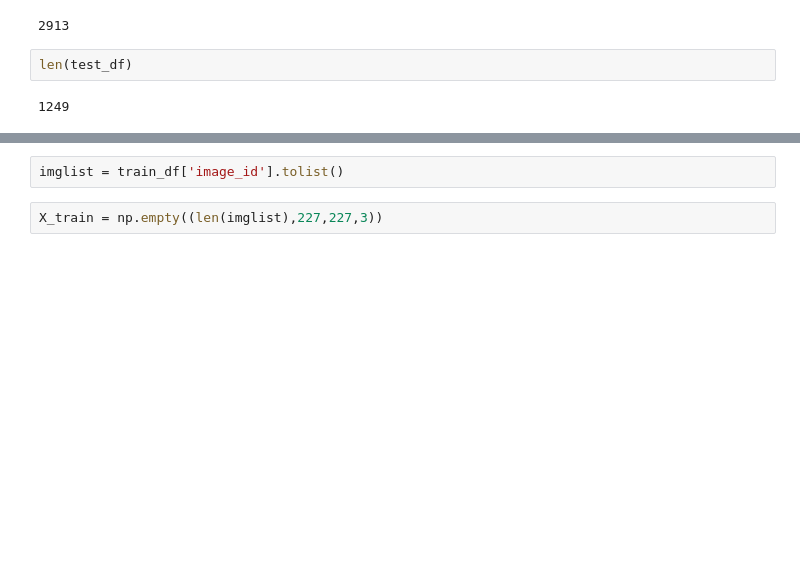
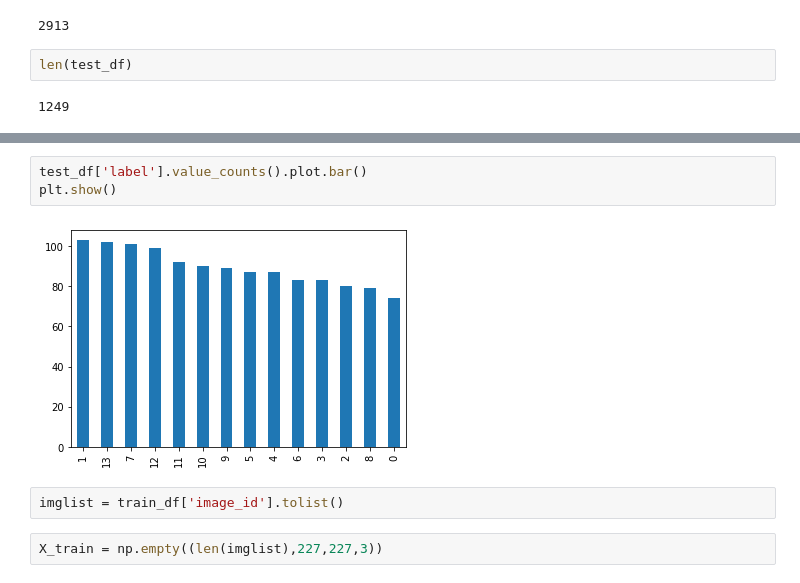
Before and after one commit to celinezhang2019/serengeti, a Jupyter notebook: Untitled.ipynb, the cells around one changed output, grey strips where cells are left out. Drawn from its saved outputs; the diff is of its cells as text; blank space fills up the shorter version.

```diff
--- a/Untitled.ipynb
+++ b/Untitled.ipynb
@@ -226,3 +236,8 @@ len(test_df)
+# %%
+test_df['label'].value_counts().plot.bar()
+plt.show()
+# %% [output]
+[figure, added]
 # %%
 imglist = train_df['image_id'].tolist()
 # %%
```
Also changed, not shown: parts of 21 cells of this notebook.
